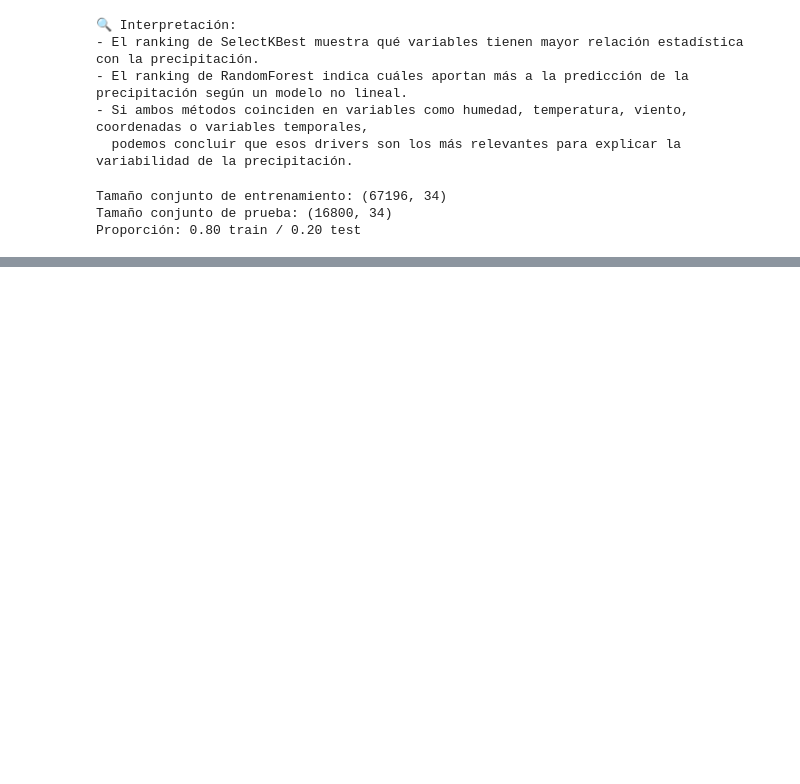
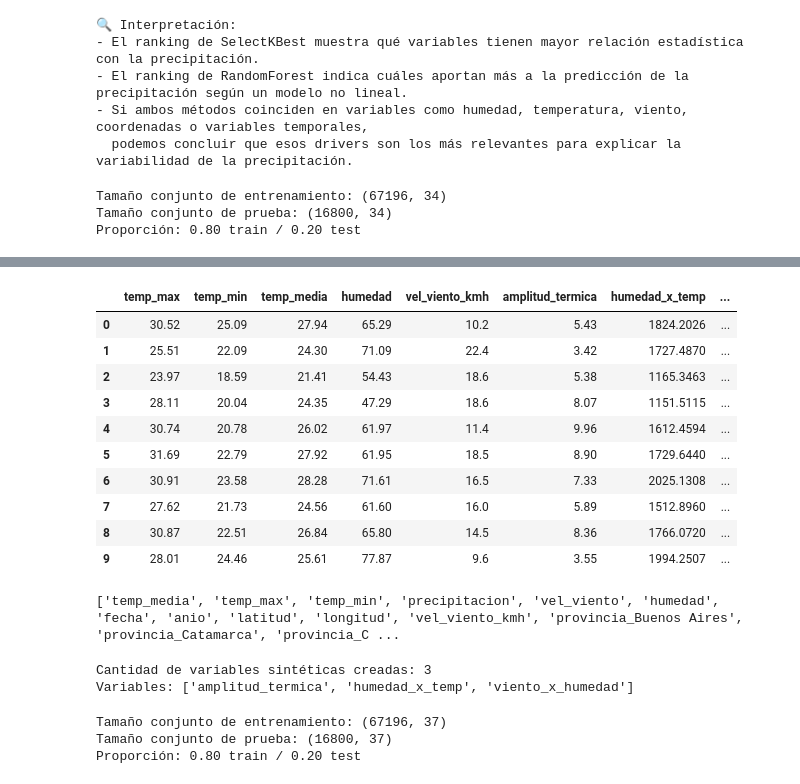
Before and after one commit to IvanSerem/ds2-proyecto-agricola, a Jupyter notebook: DataScienceII.ipynb, the cells around one changed output, grey strips where cells are left out. Cells and saved outputs as stored; diff of their text form; code cells hidden in the pictures; blank space fills up the shorter version.

```diff
--- a/DataScienceII.ipynb
+++ b/DataScienceII.ipynb
@@ -2331,0 +2479,60 @@ Proporción: 0.80 train / 0.20 test
+# %%
+df_fs["amplitud_termica"] = df_fs["temp_max"] - df_fs["temp_min"]
+df_fs["humedad_x_temp"] = df_fs["humedad"] * df_fs["temp_media"]
+df_fs["viento_x_humedad"] = df_fs["vel_viento_kmh"] * df_fs["humedad"]
+# %%
+# Ver juntas las variables clave + sintéticas
+cols_ver = [
+    "temp_max",
+    "temp_min",
+    "temp_media",
+    "humedad",
+    "vel_viento_kmh",
+    "amplitud_termica",
+    "humedad_x_temp",
+    "viento_x_humedad"
+]
+
+display(df_fs[cols_ver].head(10))
+# %% [output]
+|  | temp_max | temp_min | temp_media | humedad | vel_viento_kmh | amplitud_termica | humedad_x_temp | ... |
+| 0 | 30.52 | 25.09 | 27.94 | 65.29 | 10.2 | 5.43 | 1824.2026 | ... |
+| 1 | 25.51 | 22.09 | 24.30 | 71.09 | 22.4 | 3.42 | 1727.4870 | ... |
+| 2 | 23.97 | 18.59 | 21.41 | 54.43 | 18.6 | 5.38 | 1165.3463 | ... |
+| 3 | 28.11 | 20.04 | 24.35 | 47.29 | 18.6 | 8.07 | 1151.5115 | ... |
+| 4 | 30.74 | 20.78 | 26.02 | 61.97 | 11.4 | 9.96 | 1612.4594 | ... |
+| 5 | 31.69 | 22.79 | 27.92 | 61.95 | 18.5 | 8.90 | 1729.6440 | ... |
+| 6 | 30.91 | 23.58 | 28.28 | 71.61 | 16.5 | 7.33 | 2025.1308 | ... |
+| 7 | 27.62 | 21.73 | 24.56 | 61.60 | 16.0 | 5.89 | 1512.8960 | ... |
+| 8 | 30.87 | 22.51 | 26.84 | 65.80 | 14.5 | 8.36 | 1766.0720 | ... |
+| 9 | 28.01 | 24.46 | 25.61 | 77.87 | 9.6 | 3.55 | 1994.2507 | ... |
+# %%
+print(df_fs.columns.tolist())
+# %% [output]
+['temp_media', 'temp_max', 'temp_min', 'precipitacion', 'vel_viento', 'humedad', 'fecha', 'anio', 'latitud', 'longitud', 'vel_viento_kmh', 'provincia_Buenos Aires', 'provincia_Catamarca', 'provincia_C ...
+# %%
+nuevas_cols = ["amplitud_termica", "humedad_x_temp", "viento_x_humedad"]
+print("Cantidad de variables sintéticas creadas:", len(nuevas_cols))
+print("Variables:", nuevas_cols)
+# %% [output]
+Cantidad de variables sintéticas creadas: 3
+Variables: ['amplitud_termica', 'humedad_x_temp', 'viento_x_humedad']
+# %%
+from sklearn.model_selection import train_test_split
+
+# Volver a construir X e y con el dataset enriquecido
+X = df_fs.drop(columns=["precipitacion", "fecha"])
+y = df_fs["precipitacion"]
+
+# Nueva división train/test
+X_train, X_test, y_train, y_test = train_test_split(
+    X, y, test_size=0.2, random_state=42
+)
+
+print(f"Tamaño conjunto de entrenamiento: {X_train.shape}")
+print(f"Tamaño conjunto de prueba: {X_test.shape}")
+print(f"Proporción: {len(X_train)/len(df_fs):.2f} train / {len(X_test)/len(df_fs):.2f} test")
+# %% [output]
+Tamaño conjunto de entrenamiento: (67196, 37)
+Tamaño conjunto de prueba: (16800, 37)
+Proporción: 0.80 train / 0.20 test
```
Also changed, not shown: parts of 15 cells of this notebook.
